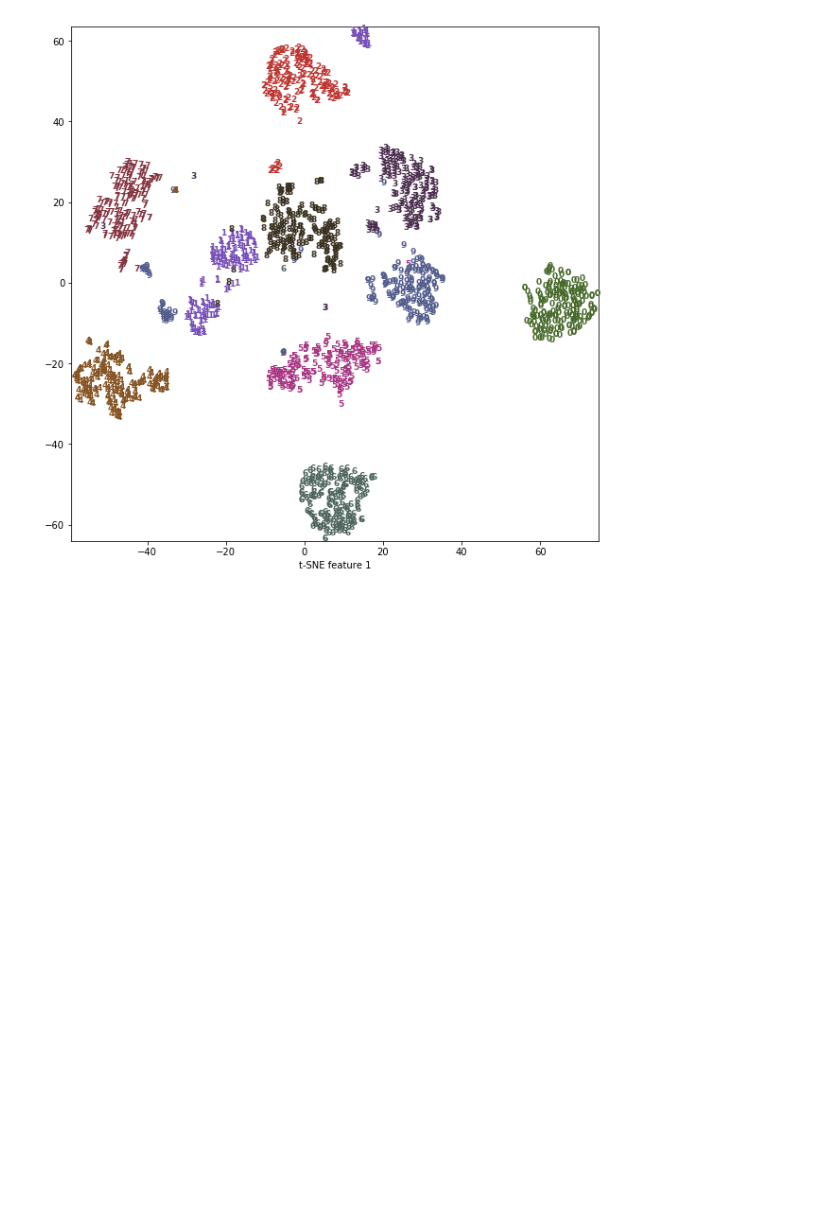
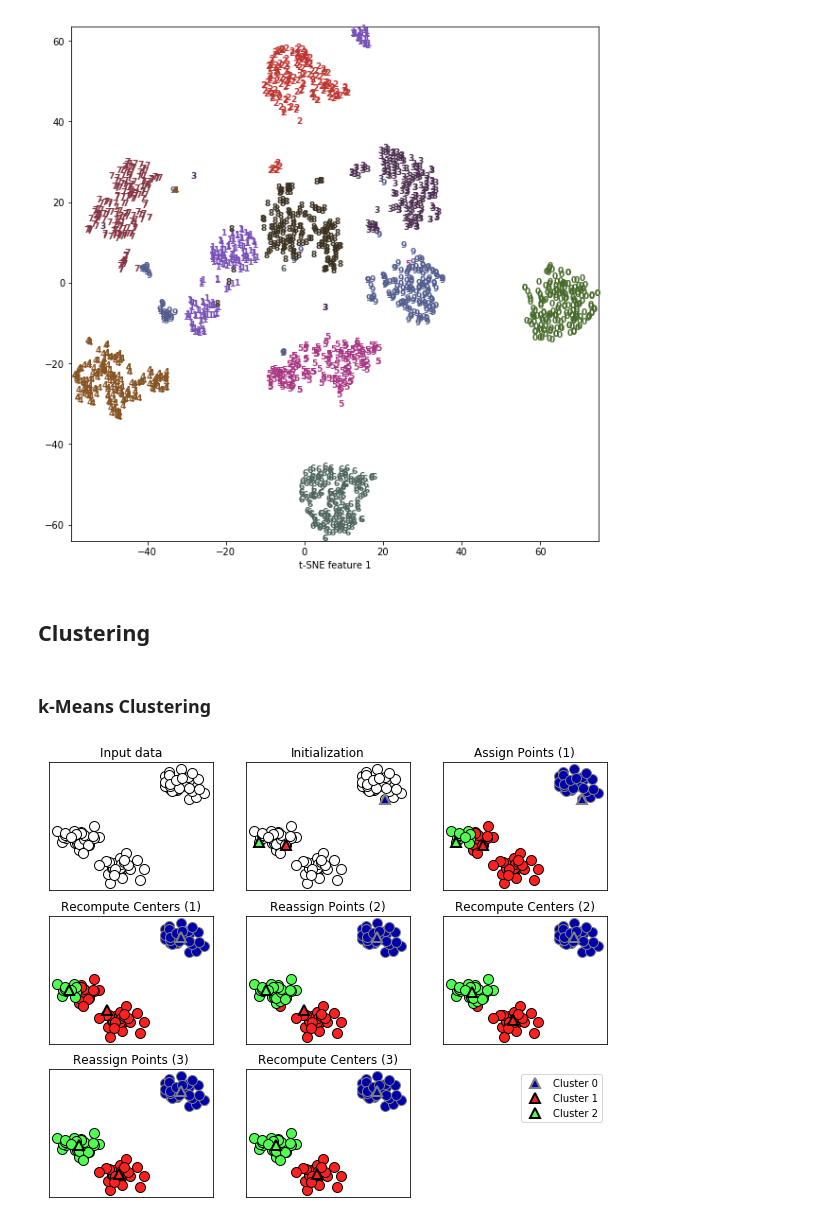
Before and after one commit to rodferro/introduction-to-ml, a Jupyter notebook: 03-unsupervised-learning.ipynb, the cells around one changed output. Saved outputs shown, nothing was run; the diff lists cells and outputs as text; code cells hidden in the pictures; blank space fills up the shorter version.

Commit message:
Add k-Means Clustering

```diff
--- a/03-unsupervised-learning.ipynb
+++ b/03-unsupervised-learning.ipynb
@@ -549,3 +549,11 @@ plt.xlabel("t-SNE feature 1")
 # %% [output]
 Text(0.5,0,'t-SNE feature 1')
 [figure]
+# %% [markdown]
+## Clustering
+# %% [markdown]
+### k-Means Clustering
+# %%
+mglearn.plots.plot_kmeans_algorithm()
+# %% [output]
+[figure, added]
```
Also changed, not shown: parts of 15 cells of this notebook.
